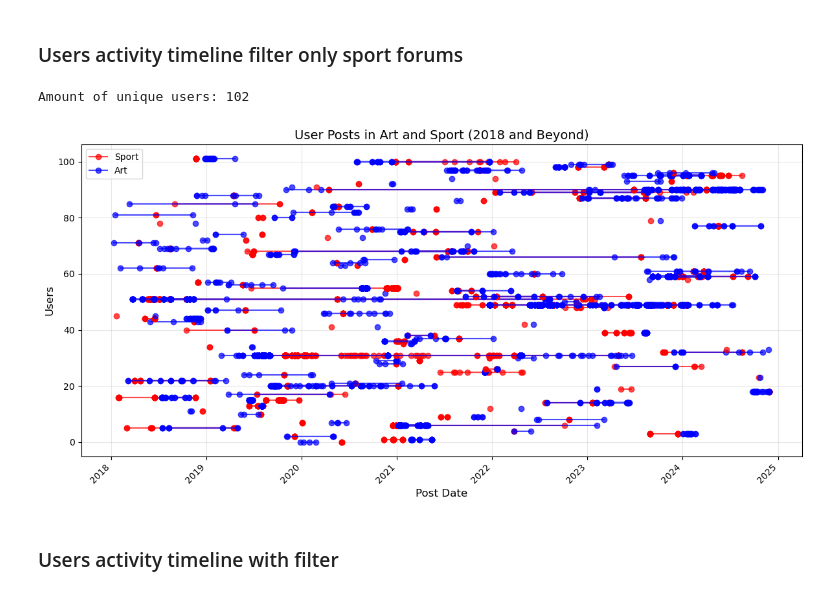
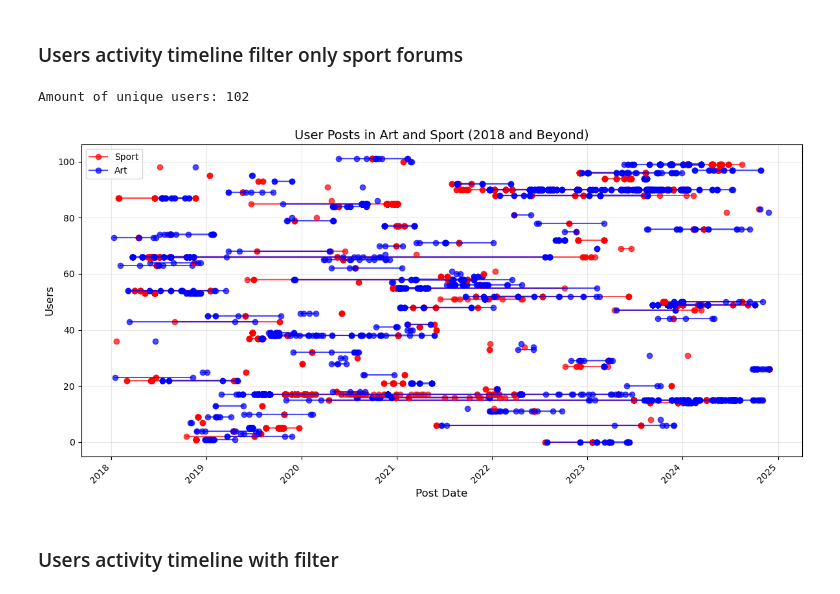
Before and after one commit to yuvalSaadati/Characterizing-human-behavior-using-internet-data, a Jupyter notebook: export_reddit art and sport.ipynb, the cells around one changed output. Cells and saved outputs as stored; diff of their text form; code cells hidden in the pictures.

Commit message:
all posts in excel

```diff
--- a/export_reddit art and sport.ipynb
+++ b/export_reddit art and sport.ipynb
@@ -690,7 +690,7 @@ for user in common_users:
                 "Sport Score": sport_post.get('score', ''),
                 "Sport Created UTC": datetime.utcfromtimestamp(sport_post['created_utc']) if 'created_utc' in sport_post else '',
             })
-            break
+
 
 
 
@@ -698,7 +698,7 @@ for user in common_users:
 df = pd.DataFrame(excel_data)
 
 # Save the DataFrame to an Excel file
-output_file = "user_posts_art_and_sport_only_sport_filter.xlsx"
+output_file = "user_posts_art_and_sport_only_sport_filter_all_posts.xlsx"
 df.to_excel(output_file, index=False)
 
 print(f"Amount of unique users: {len(user_timeline_data)}")
@@ -707,34 +707,34 @@ plt.figure(figsize=(12, 6))
 for i, (user, data) in enumerate(user_timeline_data.items()):
     sport_times = [datetime.utcfromtimestamp(post[0]['created_utc']) for post in data['matched_posts']]
     art_times = [datetime.utcfromtimestamp(post[1]['created_utc']) for post in data['matched_posts']]
 
     # Plot sport posts
     plt.plot(
         sport_times, [i] * len(sport_times),
         color='red', alpha=0.7, linestyle='-', marker='o',
         label='Sport' if i == 0 else ""
     )
 
     # Plot art posts
     plt.plot(
         art_times, [i] * len(art_times),
         color='blue', alpha=0.7, linestyle='-', marker='o',
         label='Art' if i == 0 else ""
     )
 
 # Enhance the plot
 plt.title("User Posts in Art and Sport (2018 and Beyond)", fontsize=14)
 plt.xlabel("Post Date", fontsize=12)
 plt.ylabel("Users", fontsize=12)
 plt.gcf().autofmt_xdate()  # Automatically format date labels
 plt.xticks(fontsize=10, rotation=45)
 plt.legend()
 plt.grid(True, alpha=0.3)
 plt.tight_layout()
 plt.show()
 # %% [output]
 Amount of unique users: 102
-[figure, old version]
+[figure, new version]
 # %% [markdown]
 ### Users activity timeline with filter
 # %%
```
Also changed, not shown: 1 other file.
